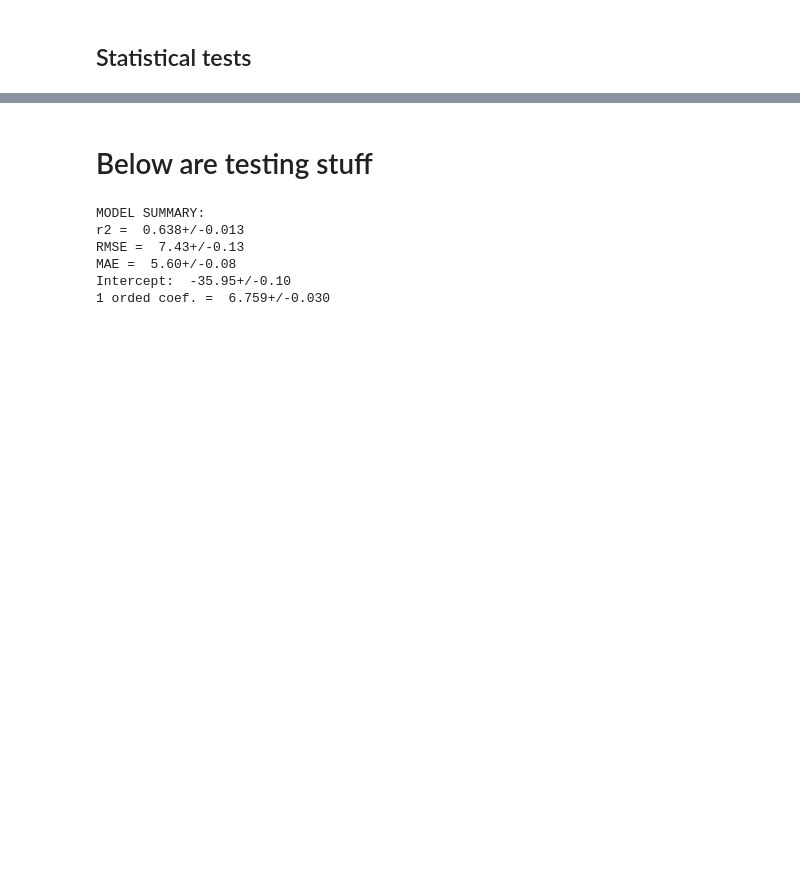
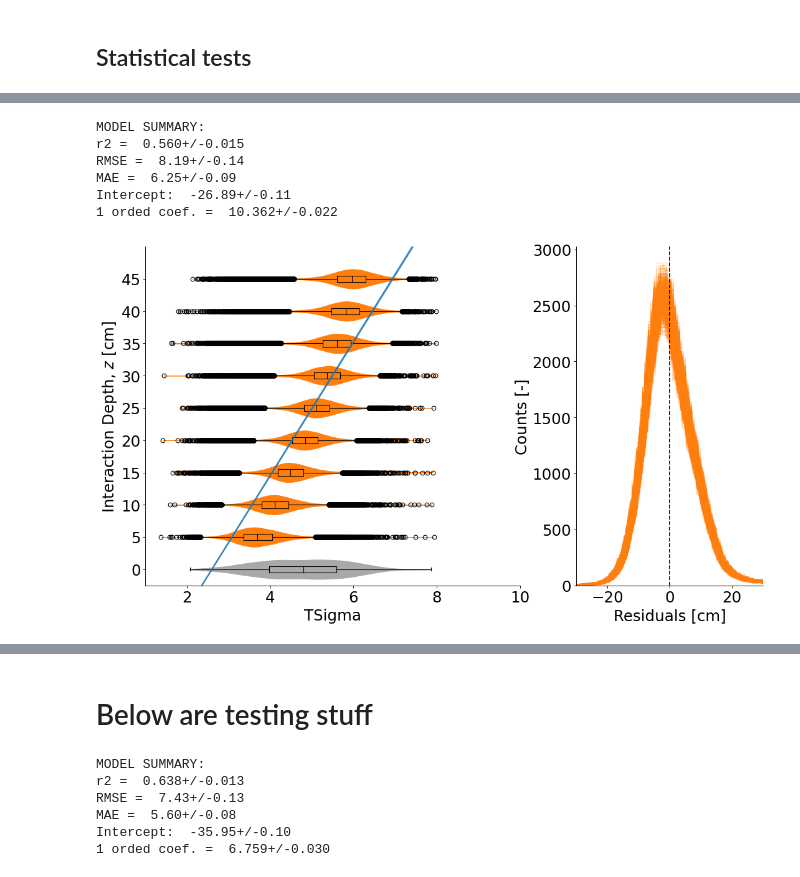
Before and after one commit to RitaROK/Analysis, a Jupyter notebook: Estimation_of_z.ipynb, the cells around one changed output, grey strips where cells are left out. Saved outputs shown, nothing was run; the diff lists cells and outputs as text; code cells hidden in the pictures; blank space fills up the shorter version.

```diff
--- a/Estimation_of_z.ipynb
+++ b/Estimation_of_z.ipynb
@@ -1742,0 +1820,18 @@ Intercept:  -3.84+/-0.05
+# %%
+## Simple linear regression
+
+feature = 'TSigma' #@param ["1st option", "2nd option", "3rd option"] {allow-input: true}
+xmin = 1 #@param {type:"number"}
+xmax = 10 #@param {type:"number"}
+polinomial = 1 #@param {type:"number"}
+
+
+onefeat(roi, feature, xmin, xmax, pol=polinomial)
+# %% [output]
+MODEL SUMMARY:
+r2 =  0.560+/-0.015
+RMSE =  8.19+/-0.14
+MAE =  6.25+/-0.09
+Intercept:  -26.89+/-0.11
+1 orded coef. =  10.362+/-0.022
+[figure, added]
```
Also changed, not shown: parts of 140 cells of this notebook.
